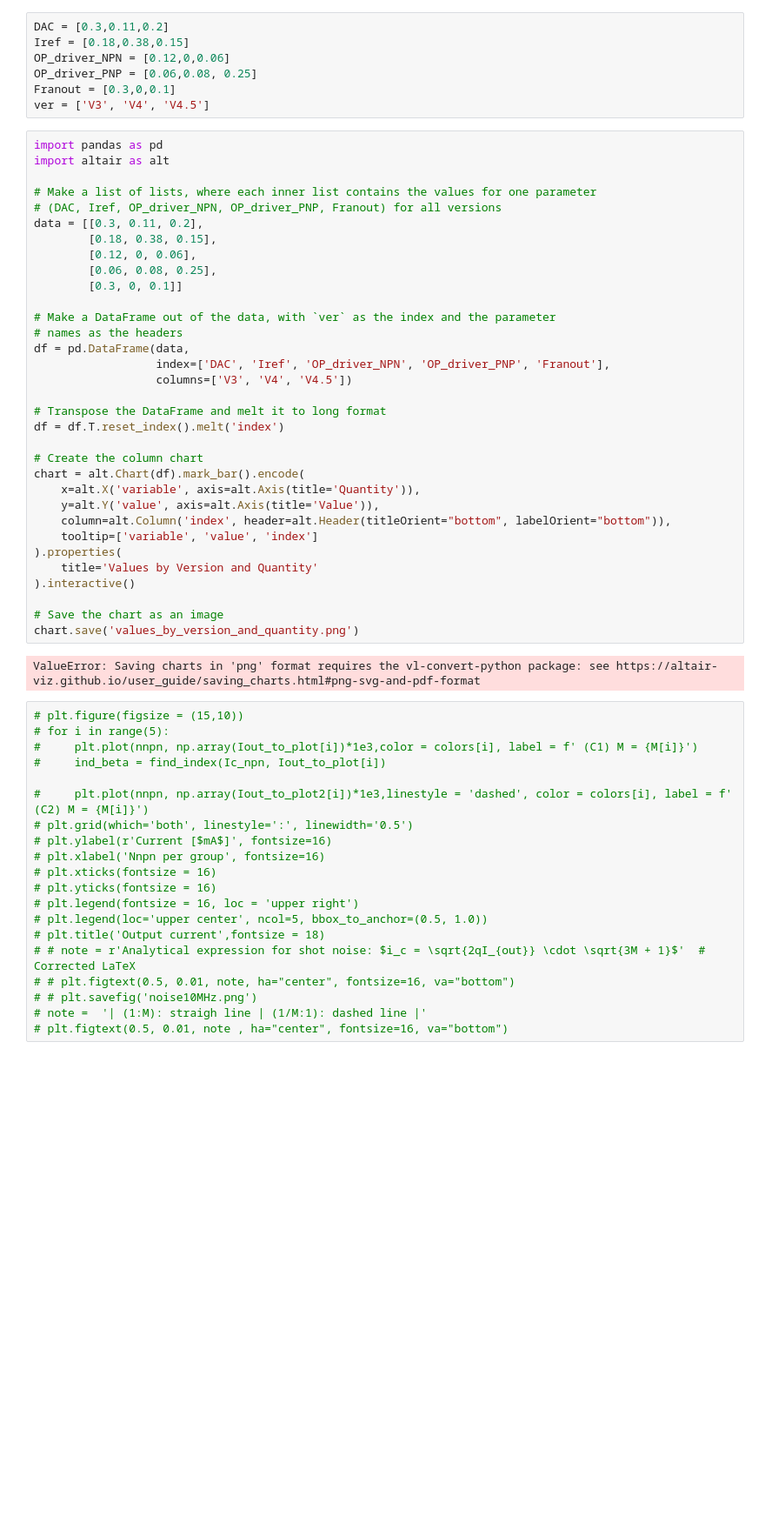
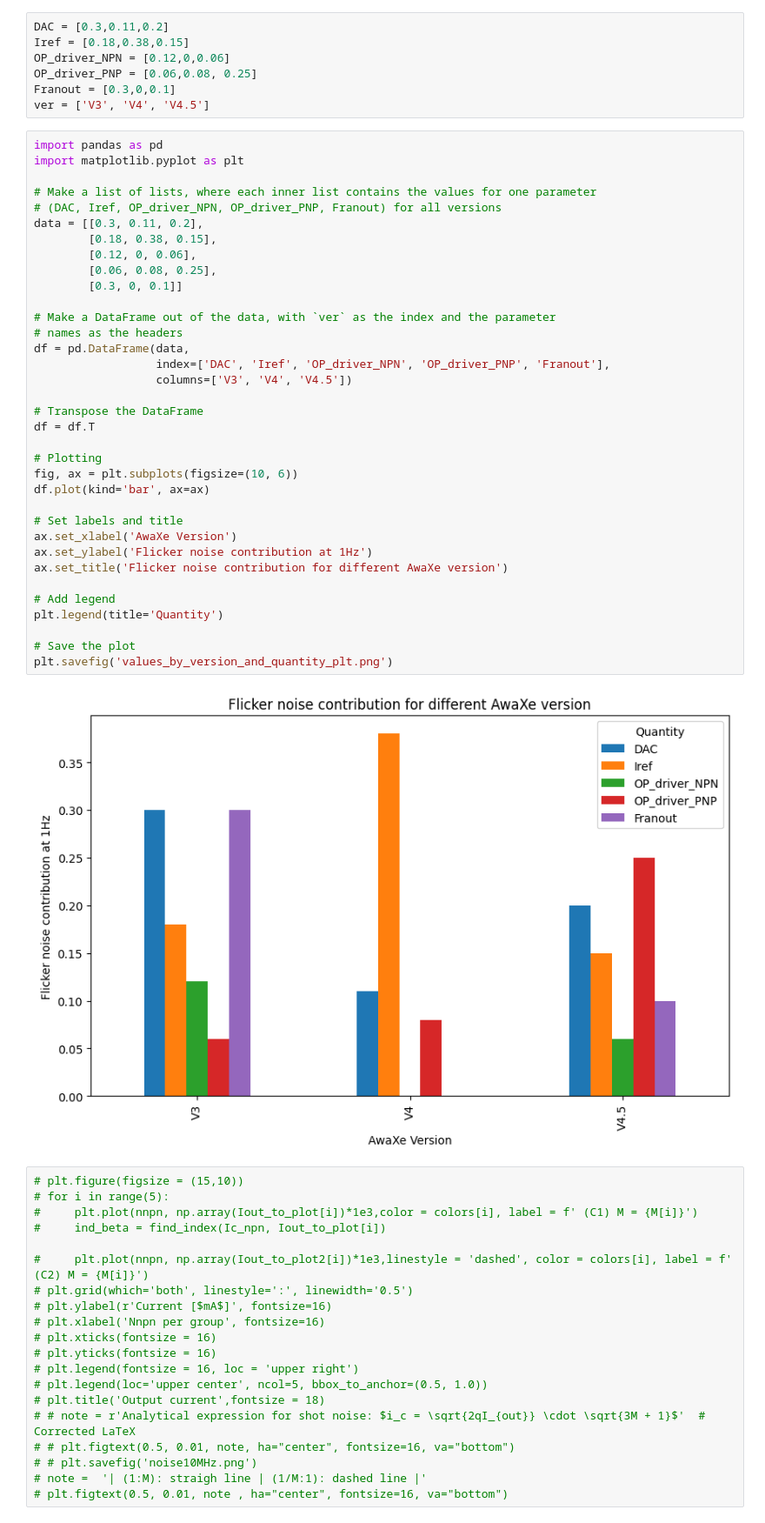
Before and after one commit to BaoTON1701/DAC_rationale-, a Jupyter notebook: ST_plot.ipynb, the cells around one changed output. Shown at 87% size. Saved outputs shown, nothing was run; the diff lists cells and outputs as text; blank space fills up the shorter version.

```diff
--- a/ST_plot.ipynb
+++ b/ST_plot.ipynb
@@ -466,39 +466,41 @@ Franout = [0.3,0,0.1]
 ver = ['V3', 'V4', 'V4.5']
 # %%
 import pandas as pd
-import altair as alt
+import matplotlib.pyplot as plt
 
 # Make a list of lists, where each inner list contains the values for one parameter
 # (DAC, Iref, OP_driver_NPN, OP_driver_PNP, Franout) for all versions
 data = [[0.3, 0.11, 0.2],
         [0.18, 0.38, 0.15],
         [0.12, 0, 0.06],
         [0.06, 0.08, 0.25],
         [0.3, 0, 0.1]]
 
 # Make a DataFrame out of the data, with `ver` as the index and the parameter
 # names as the headers
 df = pd.DataFrame(data,
                   index=['DAC', 'Iref', 'OP_driver_NPN', 'OP_driver_PNP', 'Franout'],
                   columns=['V3', 'V4', 'V4.5'])
 
-# Transpose the DataFrame and melt it to long format
-df = df.T.reset_index().melt('index')
+# Transpose the DataFrame
+df = df.T
 
-# Create the column chart
-chart = alt.Chart(df).mark_bar().encode(
-    x=alt.X('variable', axis=alt.Axis(title='Quantity')),
-    y=alt.Y('value', axis=alt.Axis(title='Value')),
-    column=alt.Column('index', header=alt.Header(titleOrient="bottom", labelOrient="bottom")),
-    tooltip=['variable', 'value', 'index']
-).properties(
-    title='Values by Version and Quantity'
-).interactive()
+# Plotting
+fig, ax = plt.subplots(figsize=(10, 6))
+df.plot(kind='bar', ax=ax)
 
-# Save the chart as an image
-chart.save('values_by_version_and_quantity.png')
+# Set labels and title
+ax.set_xlabel('AwaXe Version')
+ax.set_ylabel('Flicker noise contribution at 1Hz')
+ax.set_title('Flicker noise contribution for different AwaXe version')
+
+# Add legend
+plt.legend(title='Quantity')
+
+# Save the plot
+plt.savefig('values_by_version_and_quantity_plt.png')
 # %% [output]
-ValueError: Saving charts in 'png' format requires the vl-convert-python package: see https://altair-viz.github.io/user_guide/saving_charts.html#png-svg-and-pdf-format
+[figure, added]
 # %%
 # plt.figure(figsize = (15,10))
 # for i in range(5):
```
Also changed, not shown: parts of 1 cell of this notebook.
